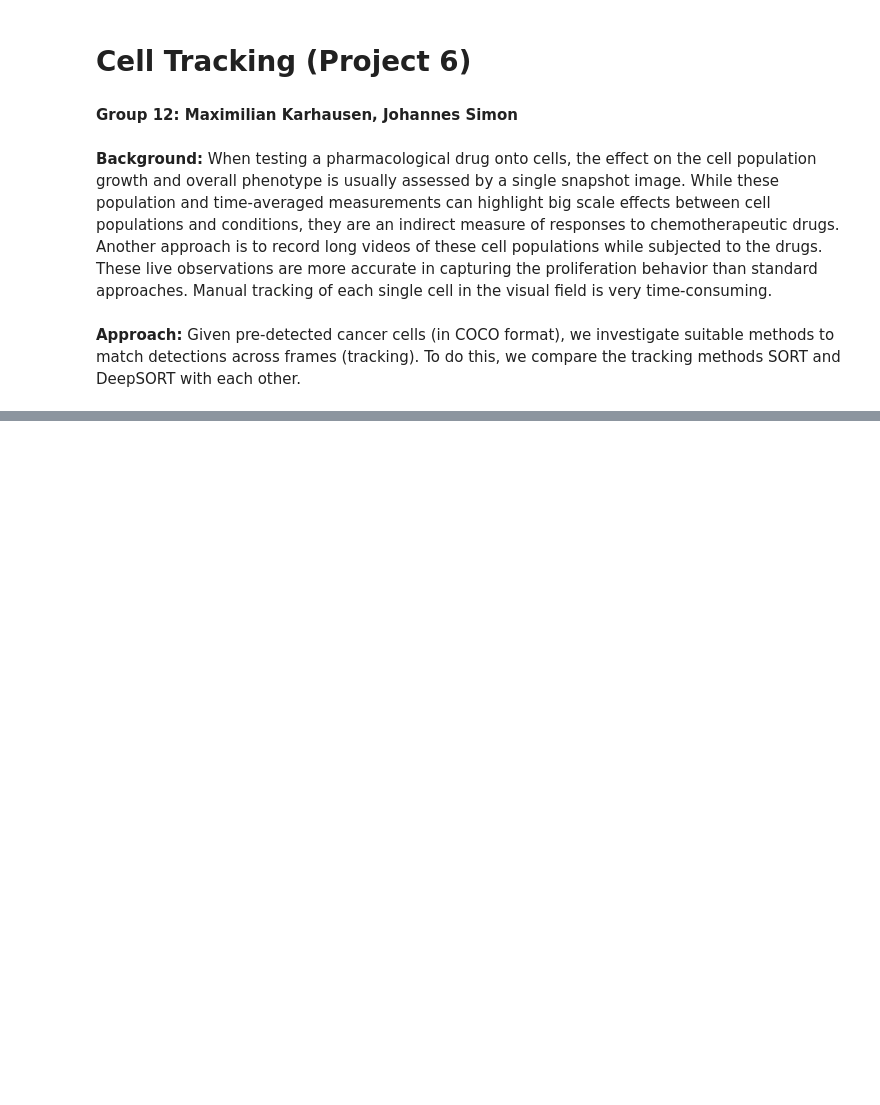
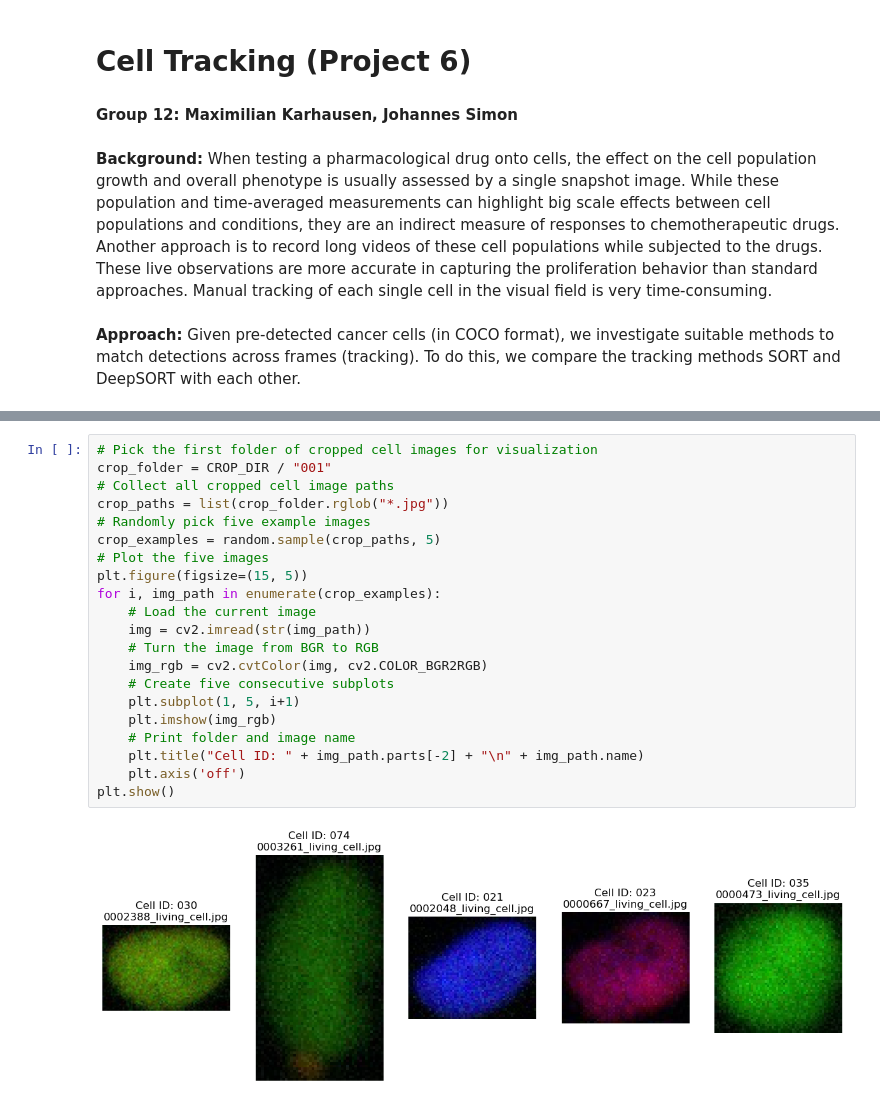
Before and after one commit to JS-10/Cell_Tracking_Project_6, a Jupyter notebook: cell_tracking.ipynb, the cells around one changed output, grey strips where cells are left out. Cells and saved outputs as stored; diff of their text form; blank space fills up the shorter version.

```diff
--- a/cell_tracking.ipynb
+++ b/cell_tracking.ipynb
@@ -98,0 +148,23 @@ plt.show()
+# %%
+# Pick the first folder of cropped cell images for visualization
+crop_folder = CROP_DIR / "001"
+# Collect all cropped cell image paths
+crop_paths = list(crop_folder.rglob("*.jpg"))
+# Randomly pick five example images
+crop_examples = random.sample(crop_paths, 5)
+# Plot the five images
+plt.figure(figsize=(15, 5))
+for i, img_path in enumerate(crop_examples):
+    # Load the current image
+    img = cv2.imread(str(img_path))
+    # Turn the image from BGR to RGB
+    img_rgb = cv2.cvtColor(img, cv2.COLOR_BGR2RGB)
+    # Create five consecutive subplots
+    plt.subplot(1, 5, i+1)
+    plt.imshow(img_rgb)
+    # Print folder and image name
+    plt.title("Cell ID: " + img_path.parts[-2] + "\n" + img_path.name)
+    plt.axis('off')
+plt.show()
+# %% [output]
+[figure, added]
```
Also changed, not shown: parts of 7 cells of this notebook.
